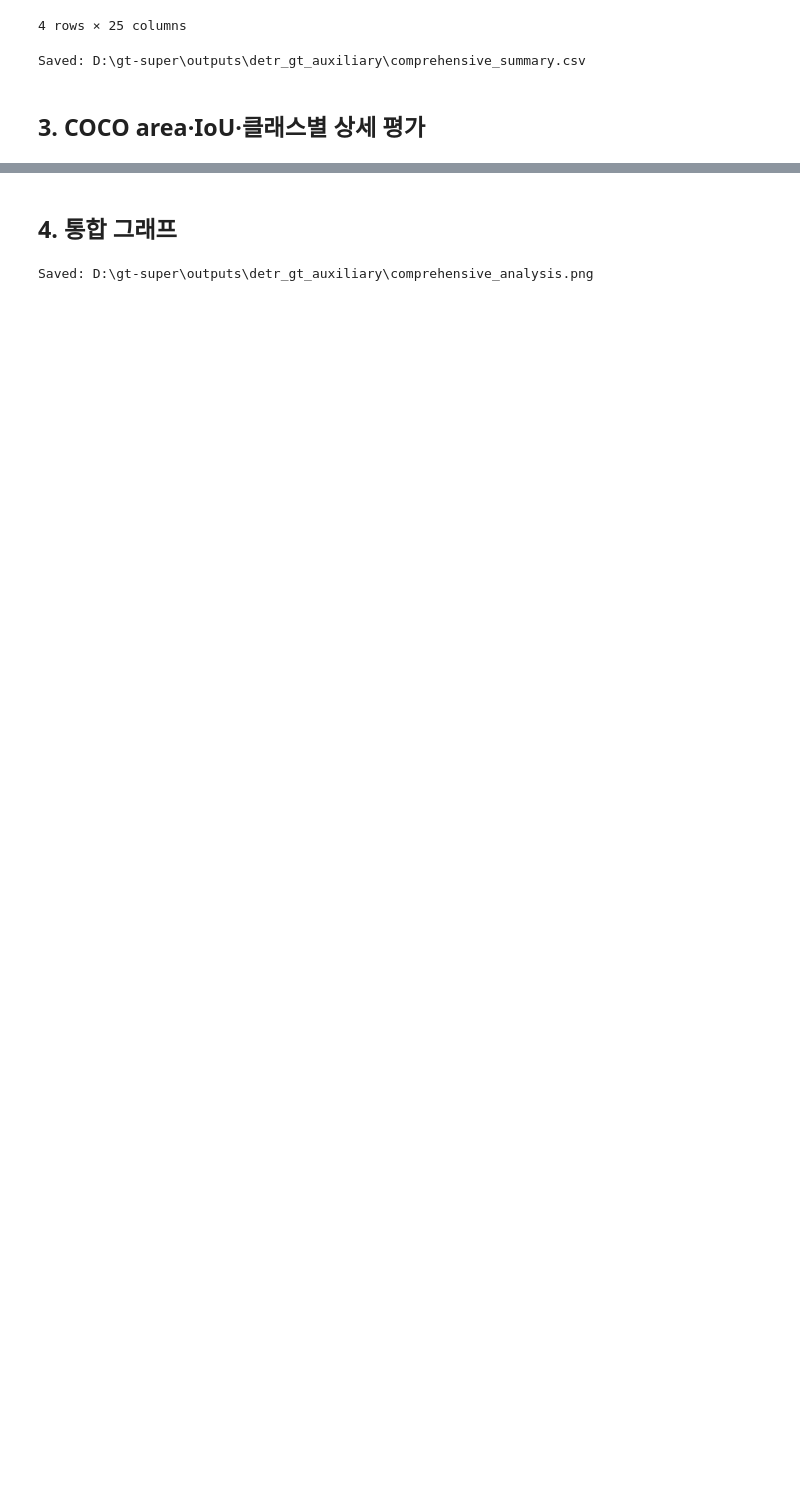
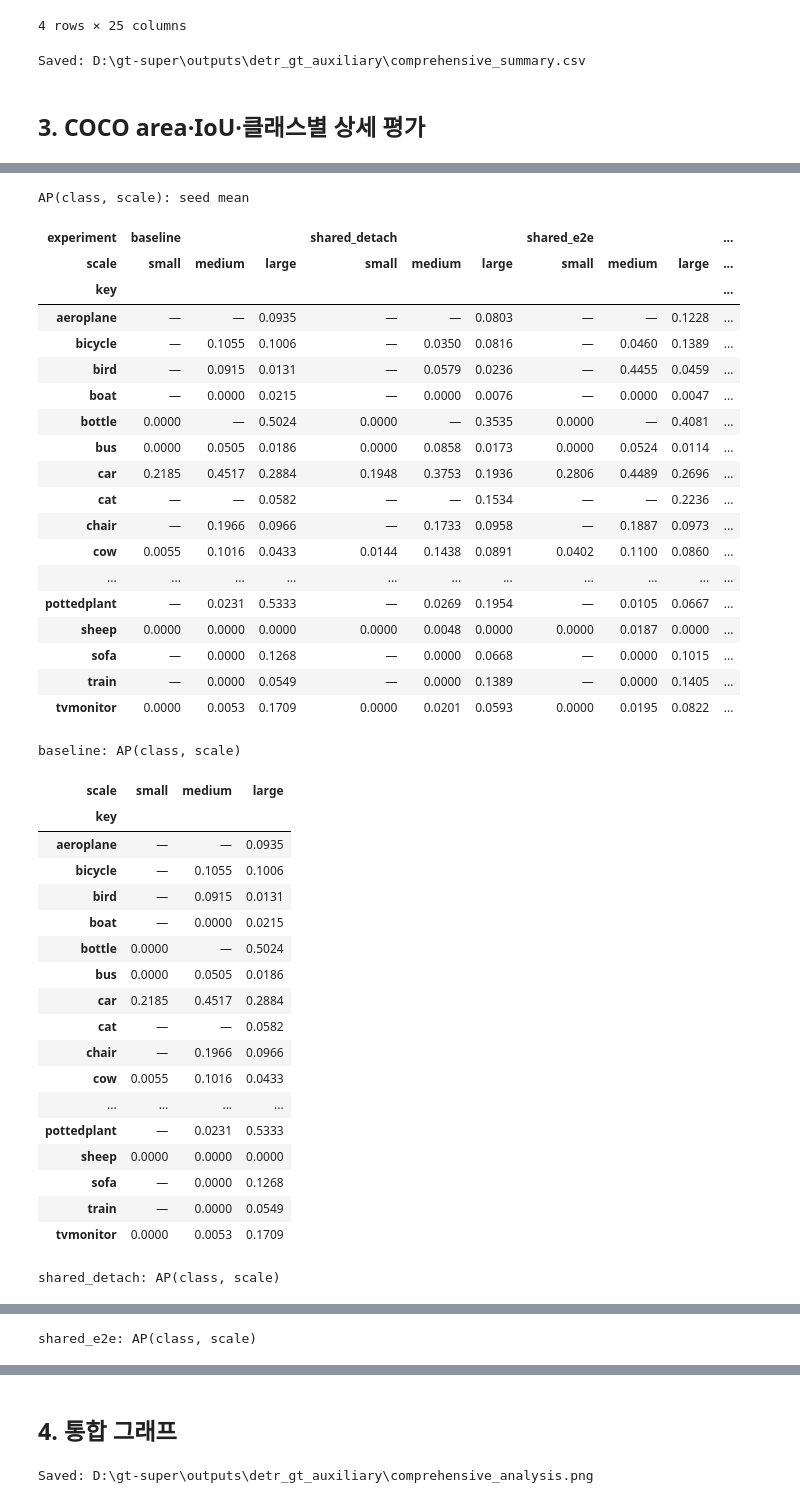
Before and after one commit to junhyun111/gt-super, a Jupyter notebook: 03_comprehensive_analysis.ipynb, the cells around one changed output, grey strips where cells are left out. Saved outputs shown, nothing was run; the diff lists cells and outputs as text; code cells hidden in the pictures; blank space fills up the shorter version.

```diff
--- a/03_comprehensive_analysis.ipynb
+++ b/03_comprehensive_analysis.ipynb
@@ -207,0 +263,63 @@ Saved: D:\gt-super\outputs\detr_gt_auxiliary\comprehensive_metrics.csv
+# %%
+SCALE_ORDER = ['small', 'medium', 'large']
+CLASS_ORDER = [ID2LABEL[class_id] for class_id in sorted(ID2LABEL)]
+class_scale_rows = detail_df.query("metric_type == 'class_scale'").copy()
+if class_scale_rows.empty:
+    raise RuntimeError('AP(class, scale)이 cache에 없습니다. RUN_DETAILED_EVALUATION=True로 위 셀을 다시 실행하세요.')
+
+class_scale_summary = (
+    class_scale_rows.groupby(['experiment', 'key', 'scale'], as_index=False)['value']
+    .agg(['mean', 'std', 'count']).reset_index()
+)
+class_scale_mean = class_scale_summary.pivot(
+    index='key', columns=['experiment', 'scale'], values='mean',
+).reindex(index=CLASS_ORDER)
+class_scale_mean = class_scale_mean.reindex(
+    columns=pd.MultiIndex.from_product([EXPERIMENTS, SCALE_ORDER], names=['experiment', 'scale'])
+)
+display(class_scale_mean.style.format('{:.4f}', na_rep='—').set_caption('AP(class, scale): seed mean'))
+
+for experiment in EXPERIMENTS:
+    experiment_table = class_scale_mean[experiment].reindex(columns=SCALE_ORDER)
+    display(experiment_table.style.format('{:.4f}', na_rep='—').set_caption(f'{experiment}: AP(class, scale)'))
+# %% [output]
+AP(class, scale): seed mean
+| experiment | baseline |  |  | shared_detach |  |  | shared_e2e |  |  | ... |
+| scale | small | medium | large | small | medium | large | small | medium | large | ... |
+| key |  |  |  |  |  |  |  |  |  | ... |
+| aeroplane | — | — | 0.0935 | — | — | 0.0803 | — | — | 0.1228 | ... |
+| bicycle | — | 0.1055 | 0.1006 | — | 0.0350 | 0.0816 | — | 0.0460 | 0.1389 | ... |
+| bird | — | 0.0915 | 0.0131 | — | 0.0579 | 0.0236 | — | 0.4455 | 0.0459 | ... |
+| boat | — | 0.0000 | 0.0215 | — | 0.0000 | 0.0076 | — | 0.0000 | 0.0047 | ... |
+| bottle | 0.0000 | — | 0.5024 | 0.0000 | — | 0.3535 | 0.0000 | — | 0.4081 | ... |
+| bus | 0.0000 | 0.0505 | 0.0186 | 0.0000 | 0.0858 | 0.0173 | 0.0000 | 0.0524 | 0.0114 | ... |
+| car | 0.2185 | 0.4517 | 0.2884 | 0.1948 | 0.3753 | 0.1936 | 0.2806 | 0.4489 | 0.2696 | ... |
+| cat | — | — | 0.0582 | — | — | 0.1534 | — | — | 0.2236 | ... |
+| chair | — | 0.1966 | 0.0966 | — | 0.1733 | 0.0958 | — | 0.1887 | 0.0973 | ... |
+| cow | 0.0055 | 0.1016 | 0.0433 | 0.0144 | 0.1438 | 0.0891 | 0.0402 | 0.1100 | 0.0860 | ... |
+| ... | ... | ... | ... | ... | ... | ... | ... | ... | ... | ... |
+| pottedplant | — | 0.0231 | 0.5333 | — | 0.0269 | 0.1954 | — | 0.0105 | 0.0667 | ... |
+| sheep | 0.0000 | 0.0000 | 0.0000 | 0.0000 | 0.0048 | 0.0000 | 0.0000 | 0.0187 | 0.0000 | ... |
+| sofa | — | 0.0000 | 0.1268 | — | 0.0000 | 0.0668 | — | 0.0000 | 0.1015 | ... |
+| train | — | 0.0000 | 0.0549 | — | 0.0000 | 0.1389 | — | 0.0000 | 0.1405 | ... |
+| tvmonitor | 0.0000 | 0.0053 | 0.1709 | 0.0000 | 0.0201 | 0.0593 | 0.0000 | 0.0195 | 0.0822 | ... |
+baseline: AP(class, scale)
+| scale | small | medium | large |
+| key |  |  |  |
+| aeroplane | — | — | 0.0935 |
+| bicycle | — | 0.1055 | 0.1006 |
+| bird | — | 0.0915 | 0.0131 |
+| boat | — | 0.0000 | 0.0215 |
+| bottle | 0.0000 | — | 0.5024 |
+| bus | 0.0000 | 0.0505 | 0.0186 |
+| car | 0.2185 | 0.4517 | 0.2884 |
+| cat | — | — | 0.0582 |
+| chair | — | 0.1966 | 0.0966 |
+| cow | 0.0055 | 0.1016 | 0.0433 |
+| ... | ... | ... | ... |
+| pottedplant | — | 0.0231 | 0.5333 |
+| sheep | 0.0000 | 0.0000 | 0.0000 |
+| sofa | — | 0.0000 | 0.1268 |
+| train | — | 0.0000 | 0.0549 |
+| tvmonitor | 0.0000 | 0.0053 | 0.1709 |
+shared_detach: AP(class, scale)
@@ -207,0 +344 @@ Saved: D:\gt-super\outputs\detr_gt_auxiliary\comprehensive_metrics.csv
+shared_e2e: AP(class, scale)
```
Also changed, not shown: parts of 9 cells of this notebook, 3 other files.
